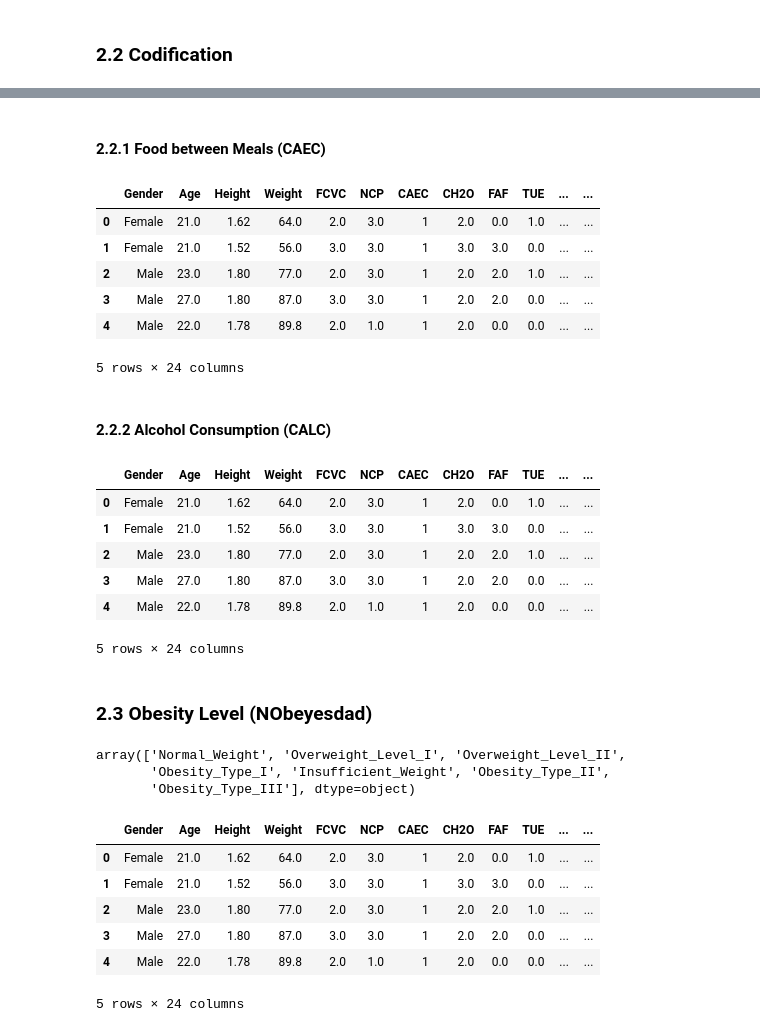
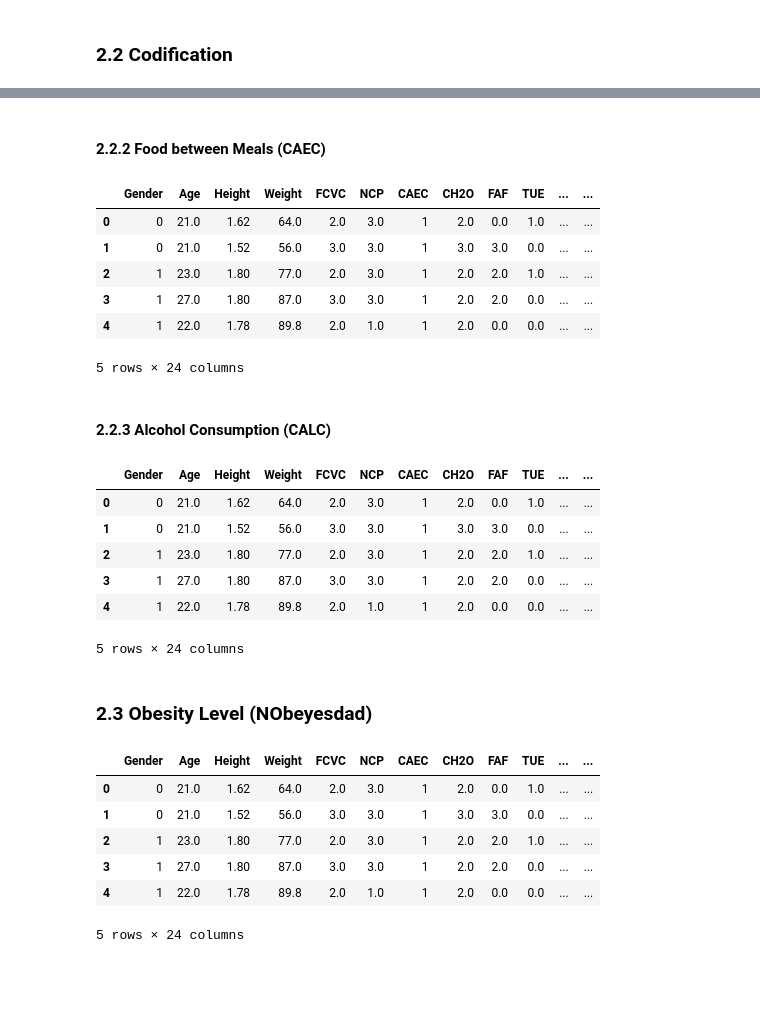
Before and after one commit to AndrsGzRo/Predicting-Obesity-Levels-with-Machine-Learning, a Jupyter notebook: Predicting_Obesity_Levels_MI.ipynb, the cells around one changed output, grey strips where cells are left out. Saved outputs shown, nothing was run; the diff lists cells and outputs as text; code cells hidden in the pictures; blank space fills up the shorter version.

Commit message:
fourth commit, new dataframe for the encoded variables and pairplot for a selected number of variables

```diff
--- a/Predicting_Obesity_Levels_MI.ipynb
+++ b/Predicting_Obesity_Levels_MI.ipynb
@@ -102,9 +102,14 @@ plt.show()
 # %% [markdown]
 ### 2.1 Pandas Get Dummies
 # %%
+# Copying the original dataframe
+df_encoded = df.copy()
+
+# Encoding columns that have 'yes/no' answers.
 cols_to_encode = ['family_history_with_overweight','FAVC','SMOKE','SCC']
-df = pd.get_dummies(df,columns=cols_to_encode,drop_first=False,dtype=int)
-df.head()
+df_encoded = pd.get_dummies(df_encoded,columns=cols_to_encode,
+                            drop_first=False,dtype=int)
+df_encoded.head()
 # %% [output]
 |  | Gender | Age | Height | Weight | FCVC | NCP | CAEC | CH2O | FAF | TUE | ... | ... |
 | 0 | Female | 21.0 | 1.62 | 64.0 | 2.0 | 3.0 | Sometimes | 2.0 | 0.0 | 1.0 | ... | ... |
@@ -116,8 +121,9 @@ df.head()
 # %% [markdown]
 #### 2.1.2 Mode of Transportation (MTRANS)
 # %%
-df = pd.get_dummies(df,columns=['MTRANS'],drop_first=True,dtype=int)
-df.head()
+df_encoded = pd.get_dummies(df_encoded,columns=['MTRANS'],
+                            drop_first=True,dtype=int)
+df_encoded.head()
 # %% [output]
 |  | Gender | Age | Height | Weight | FCVC | NCP | CAEC | CH2O | FAF | TUE | ... | ... |
 | 0 | Female | 21.0 | 1.62 | 64.0 | 2.0 | 3.0 | Sometimes | 2.0 | 0.0 | 1.0 | ... | ... |
@@ -130,0 +139,3 @@ df.head()
+# %%
+df_encoded['Gender'] = df_encoded['Gender'].map({'Female':0,'Male':1})
+df_encoded.head()
@@ -131,24 +150,24 @@ df.head()
 # %% [markdown]
-#### 2.2.1 Food between Meals (CAEC)
+#### 2.2.2 Food between Meals (CAEC)
 # %%
 caec = {
     'no':0,
     'Sometimes':1,
     'Frequently':2,
     'Always':3
 }
-df['CAEC'] = df['CAEC'].map(caec)
-df.head()
+df_encoded['CAEC'] = df_encoded['CAEC'].map(caec)
+df_encoded.head()
 # %% [output]
 |  | Gender | Age | Height | Weight | FCVC | NCP | CAEC | CH2O | FAF | TUE | ... | ... |
-| 0 | Female | 21.0 | 1.62 | 64.0 | 2.0 | 3.0 | 1 | 2.0 | 0.0 | 1.0 | ... | ... |
-| 1 | Female | 21.0 | 1.52 | 56.0 | 3.0 | 3.0 | 1 | 3.0 | 3.0 | 0.0 | ... | ... |
-| 2 | Male | 23.0 | 1.80 | 77.0 | 2.0 | 3.0 | 1 | 2.0 | 2.0 | 1.0 | ... | ... |
-| 3 | Male | 27.0 | 1.80 | 87.0 | 3.0 | 3.0 | 1 | 2.0 | 2.0 | 0.0 | ... | ... |
-| 4 | Male | 22.0 | 1.78 | 89.8 | 2.0 | 1.0 | 1 | 2.0 | 0.0 | 0.0 | ... | ... |
+| 0 | 0 | 21.0 | 1.62 | 64.0 | 2.0 | 3.0 | 1 | 2.0 | 0.0 | 1.0 | ... | ... |
+| 1 | 0 | 21.0 | 1.52 | 56.0 | 3.0 | 3.0 | 1 | 3.0 | 3.0 | 0.0 | ... | ... |
+| 2 | 1 | 23.0 | 1.80 | 77.0 | 2.0 | 3.0 | 1 | 2.0 | 2.0 | 1.0 | ... | ... |
+| 3 | 1 | 27.0 | 1.80 | 87.0 | 3.0 | 3.0 | 1 | 2.0 | 2.0 | 0.0 | ... | ... |
+| 4 | 1 | 22.0 | 1.78 | 89.8 | 2.0 | 1.0 | 1 | 2.0 | 0.0 | 0.0 | ... | ... |
 5 rows × 24 columns
 # %% [markdown]
-#### 2.2.2 Alcohol Consumption (CALC)
+#### 2.2.3 Alcohol Consumption (CALC)
 # %%
 calc = {
     'no':0,
@@ -156,24 +175,18 @@ calc = {
     'Frequently':2,
     'Always':3
 }
-df['CALC'] = df['CALC'].map(calc)
-df.head()
+df_encoded['CALC'] = df_encoded['CALC'].map(calc)
+df_encoded.head()
 # %% [output]
 |  | Gender | Age | Height | Weight | FCVC | NCP | CAEC | CH2O | FAF | TUE | ... | ... |
-| 0 | Female | 21.0 | 1.62 | 64.0 | 2.0 | 3.0 | 1 | 2.0 | 0.0 | 1.0 | ... | ... |
-| 1 | Female | 21.0 | 1.52 | 56.0 | 3.0 | 3.0 | 1 | 3.0 | 3.0 | 0.0 | ... | ... |
-| 2 | Male | 23.0 | 1.80 | 77.0 | 2.0 | 3.0 | 1 | 2.0 | 2.0 | 1.0 | ... | ... |
-| 3 | Male | 27.0 | 1.80 | 87.0 | 3.0 | 3.0 | 1 | 2.0 | 2.0 | 0.0 | ... | ... |
-| 4 | Male | 22.0 | 1.78 | 89.8 | 2.0 | 1.0 | 1 | 2.0 | 0.0 | 0.0 | ... | ... |
+| 0 | 0 | 21.0 | 1.62 | 64.0 | 2.0 | 3.0 | 1 | 2.0 | 0.0 | 1.0 | ... | ... |
+| 1 | 0 | 21.0 | 1.52 | 56.0 | 3.0 | 3.0 | 1 | 3.0 | 3.0 | 0.0 | ... | ... |
+| 2 | 1 | 23.0 | 1.80 | 77.0 | 2.0 | 3.0 | 1 | 2.0 | 2.0 | 1.0 | ... | ... |
+| 3 | 1 | 27.0 | 1.80 | 87.0 | 3.0 | 3.0 | 1 | 2.0 | 2.0 | 0.0 | ... | ... |
+| 4 | 1 | 22.0 | 1.78 | 89.8 | 2.0 | 1.0 | 1 | 2.0 | 0.0 | 0.0 | ... | ... |
 5 rows × 24 columns
 # %% [markdown]
 ### 2.3 Obesity Level (NObeyesdad)
-# %%
-df['NObeyesdad'].unique()
-# %% [output]
-array(['Normal_Weight', 'Overweight_Level_I', 'Overweight_Level_II',
-       'Obesity_Type_I', 'Insufficient_Weight', 'Obesity_Type_II',
-       'Obesity_Type_III'], dtype=object)
 # %%
 obesity_order = {
     'Insufficient_Weight':0,
@@ -184,13 +197,13 @@ obesity_order = {
     'Obesity_Type_II':5,
     'Obesity_Type_III':6
 }
-df['NObeyesdad'] = df['NObeyesdad'].map(obesity_order)
-df.head()
+df_encoded['NObeyesdad'] = df_encoded['NObeyesdad'].map(obesity_order)
+df_encoded.head()
 # %% [output]
 |  | Gender | Age | Height | Weight | FCVC | NCP | CAEC | CH2O | FAF | TUE | ... | ... |
-| 0 | Female | 21.0 | 1.62 | 64.0 | 2.0 | 3.0 | 1 | 2.0 | 0.0 | 1.0 | ... | ... |
-| 1 | Female | 21.0 | 1.52 | 56.0 | 3.0 | 3.0 | 1 | 3.0 | 3.0 | 0.0 | ... | ... |
-| 2 | Male | 23.0 | 1.80 | 77.0 | 2.0 | 3.0 | 1 | 2.0 | 2.0 | 1.0 | ... | ... |
-| 3 | Male | 27.0 | 1.80 | 87.0 | 3.0 | 3.0 | 1 | 2.0 | 2.0 | 0.0 | ... | ... |
-| 4 | Male | 22.0 | 1.78 | 89.8 | 2.0 | 1.0 | 1 | 2.0 | 0.0 | 0.0 | ... | ... |
+| 0 | 0 | 21.0 | 1.62 | 64.0 | 2.0 | 3.0 | 1 | 2.0 | 0.0 | 1.0 | ... | ... |
+| 1 | 0 | 21.0 | 1.52 | 56.0 | 3.0 | 3.0 | 1 | 3.0 | 3.0 | 0.0 | ... | ... |
+| 2 | 1 | 23.0 | 1.80 | 77.0 | 2.0 | 3.0 | 1 | 2.0 | 2.0 | 1.0 | ... | ... |
+| 3 | 1 | 27.0 | 1.80 | 87.0 | 3.0 | 3.0 | 1 | 2.0 | 2.0 | 0.0 | ... | ... |
+| 4 | 1 | 22.0 | 1.78 | 89.8 | 2.0 | 1.0 | 1 | 2.0 | 0.0 | 0.0 | ... | ... |
 5 rows × 24 columns
```
Also changed, not shown: parts of 6 cells of this notebook.
